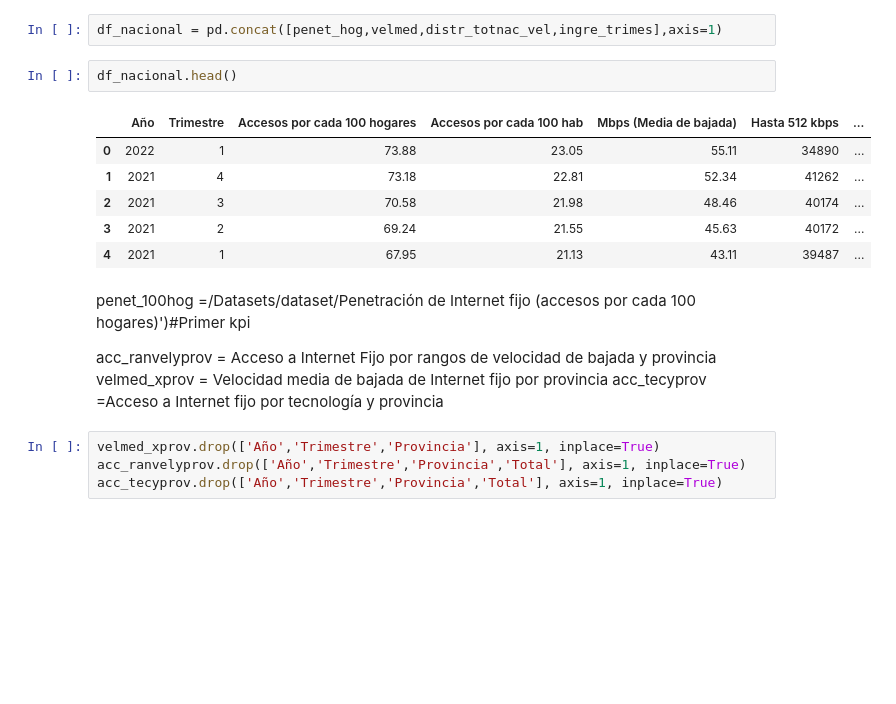
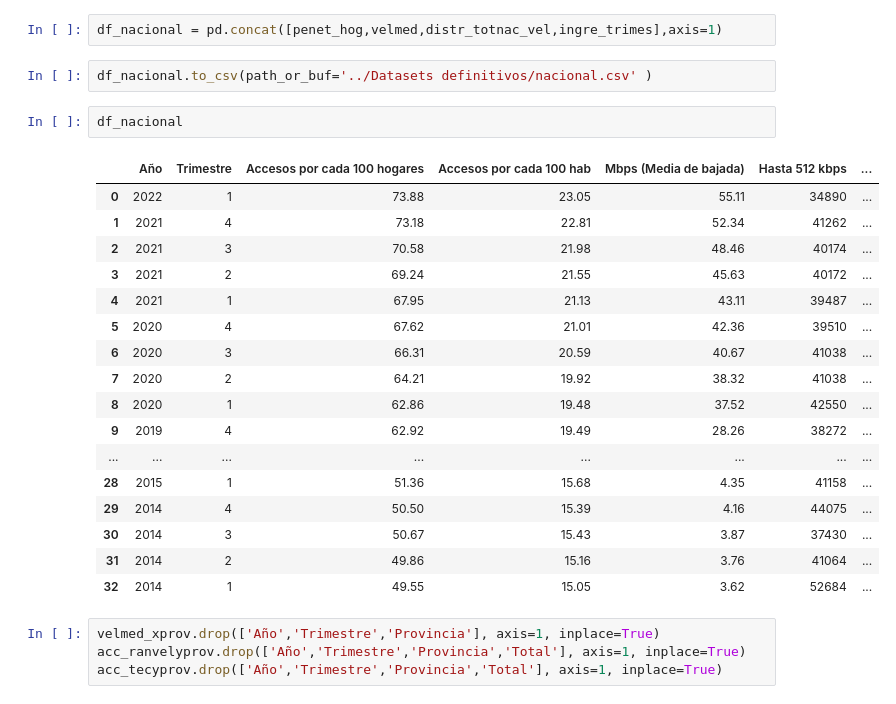
Before and after one commit to CarlosBeuret/Proyecto-3-Data-05, a Jupyter notebook: EDA/Eda_pi3.ipynb, the cells around one changed output. Saved outputs shown, nothing was run; the diff lists cells and outputs as text; blank space fills up the shorter version.

```diff
--- a/EDA/Eda_pi3.ipynb
+++ b/EDA/Eda_pi3.ipynb
@@ -1437,23 +1439,28 @@ distr_totnac_vel.drop(['Año','Trimestre','Total'], axis=1, inplace=True)
 ingre_trimes.drop(['Año','Trimestre'], axis=1, inplace=True)
 # %%
 df_nacional = pd.concat([penet_hog,velmed,distr_totnac_vel,ingre_trimes],axis=1)
+# %%
+df_nacional.to_csv(path_or_buf='../Datasets definitivos/nacional.csv' )
 # %%
-df_nacional.head()
+df_nacional
 # %% [output]
 |  | Año | Trimestre | Accesos por cada 100 hogares | Accesos por cada 100 hab | Mbps (Media de bajada) | Hasta 512 kbps | ... |
 | 0 | 2022 | 1 | 73.88 | 23.05 | 55.11 | 34890 | ... |
 | 1 | 2021 | 4 | 73.18 | 22.81 | 52.34 | 41262 | ... |
 | 2 | 2021 | 3 | 70.58 | 21.98 | 48.46 | 40174 | ... |
 | 3 | 2021 | 2 | 69.24 | 21.55 | 45.63 | 40172 | ... |
 | 4 | 2021 | 1 | 67.95 | 21.13 | 43.11 | 39487 | ... |
+| 5 | 2020 | 4 | 67.62 | 21.01 | 42.36 | 39510 | ... |
+| 6 | 2020 | 3 | 66.31 | 20.59 | 40.67 | 41038 | ... |
+| 7 | 2020 | 2 | 64.21 | 19.92 | 38.32 | 41038 | ... |
+| 8 | 2020 | 1 | 62.86 | 19.48 | 37.52 | 42550 | ... |
+| 9 | 2019 | 4 | 62.92 | 19.49 | 28.26 | 38272 | ... |
+| ... | ... | ... | ... | ... | ... | ... | ... |
+| 28 | 2015 | 1 | 51.36 | 15.68 | 4.35 | 41158 | ... |
+| 29 | 2014 | 4 | 50.50 | 15.39 | 4.16 | 44075 | ... |
+| 30 | 2014 | 3 | 50.67 | 15.43 | 3.87 | 37430 | ... |
+| 31 | 2014 | 2 | 49.86 | 15.16 | 3.76 | 41064 | ... |
+| 32 | 2014 | 1 | 49.55 | 15.05 | 3.62 | 52684 | ... |
-# %% [markdown]
-penet_100hog =/Datasets/dataset/Penetración de Internet fijo (accesos por cada 100 hogares)')#Primer kpi
-
-
-
-acc_ranvelyprov = Acceso a Internet Fijo por rangos de velocidad de bajada y provincia
-velmed_xprov = Velocidad media de bajada de Internet fijo por provincia
-acc_tecyprov =Acceso a Internet fijo por tecnología y provincia
 # %%
 velmed_xprov.drop(['Año','Trimestre','Provincia'], axis=1, inplace=True)
 acc_ranvelyprov.drop(['Año','Trimestre','Provincia','Total'], axis=1, inplace=True)
```
Also changed, not shown: parts of 2 cells of this notebook, 1 other file.
